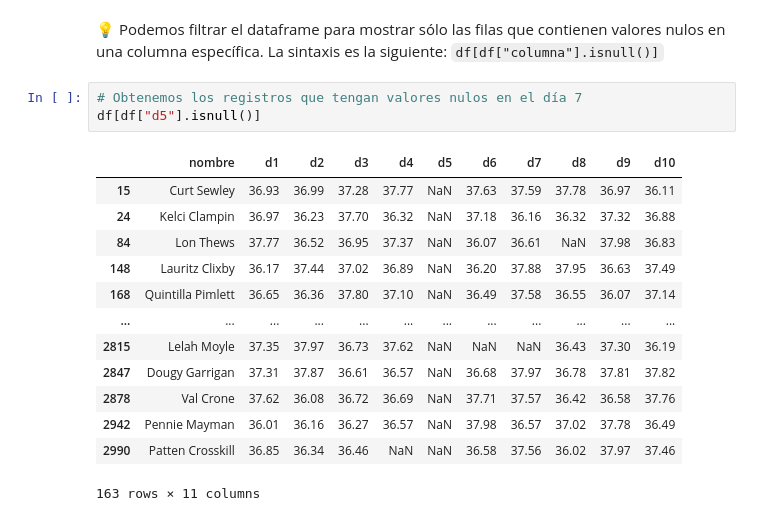
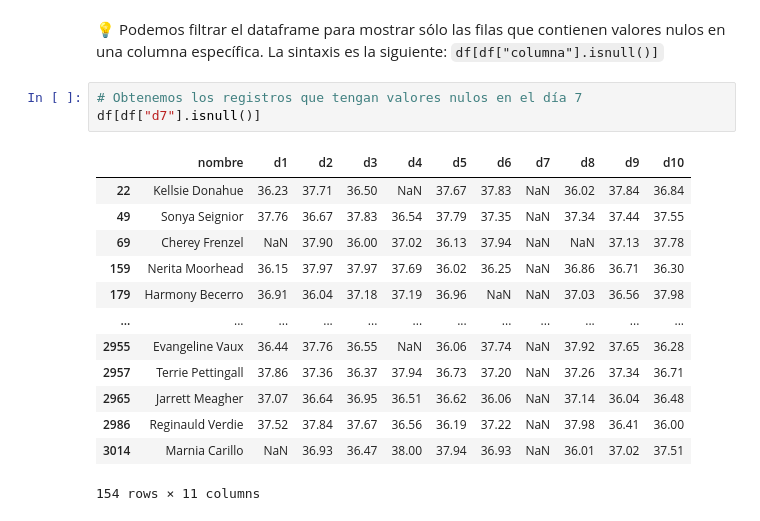
Before and after one commit to NGuerrero23/TT-2C2025-Data-Analitycs-Notebooks, a Jupyter notebook: Clase_4/Resolucion_Clase_04_Datos_nulos_y_duplicados.ipynb, the cells around one changed output. Saved outputs shown, nothing was run; the diff lists cells and outputs as text.

```diff
--- a/Clase_4/Resolucion_Clase_04_Datos_nulos_y_duplicados.ipynb
+++ b/Clase_4/Resolucion_Clase_04_Datos_nulos_y_duplicados.ipynb
@@ -449,21 +456,21 @@ dtype: bool
 La sintaxis es la siguiente: `df[df["columna"].isnull()]`
 # %%
 # Obtenemos los registros que tengan valores nulos en el día 7
-df[df["d5"].isnull()]
+df[df["d7"].isnull()]
 # %% [output]
 |  | nombre | d1 | d2 | d3 | d4 | d5 | d6 | d7 | d8 | d9 | d10 |
-| 15 | Curt Sewley | 36.93 | 36.99 | 37.28 | 37.77 | NaN | 37.63 | 37.59 | 37.78 | 36.97 | 36.11 |
-| 24 | Kelci Clampin | 36.97 | 36.23 | 37.70 | 36.32 | NaN | 37.18 | 36.16 | 36.32 | 37.32 | 36.88 |
-| 84 | Lon Thews | 37.77 | 36.52 | 36.95 | 37.37 | NaN | 36.07 | 36.61 | NaN | 37.98 | 36.83 |
-| 148 | Lauritz Clixby | 36.17 | 37.44 | 37.02 | 36.89 | NaN | 36.20 | 37.88 | 37.95 | 36.63 | 37.49 |
-| 168 | Quintilla Pimlett | 36.65 | 36.36 | 37.80 | 37.10 | NaN | 36.49 | 37.58 | 36.55 | 36.07 | 37.14 |
+| 22 | Kellsie Donahue | 36.23 | 37.71 | 36.50 | NaN | 37.67 | 37.83 | NaN | 36.02 | 37.84 | 36.84 |
+| 49 | Sonya Seignior | 37.76 | 36.67 | 37.83 | 36.54 | 37.79 | 37.35 | NaN | 37.34 | 37.44 | 37.55 |
+| 69 | Cherey Frenzel | NaN | 37.90 | 36.00 | 37.02 | 36.13 | 37.94 | NaN | NaN | 37.13 | 37.78 |
+| 159 | Nerita Moorhead | 36.15 | 37.97 | 37.97 | 37.69 | 36.02 | 36.25 | NaN | 36.86 | 36.71 | 36.30 |
+| 179 | Harmony Becerro | 36.91 | 36.04 | 37.18 | 37.19 | 36.96 | NaN | NaN | 37.03 | 36.56 | 37.98 |
 | ... | ... | ... | ... | ... | ... | ... | ... | ... | ... | ... | ... |
-| 2815 | Lelah Moyle | 37.35 | 37.97 | 36.73 | 37.62 | NaN | NaN | NaN | 36.43 | 37.30 | 36.19 |
-| 2847 | Dougy Garrigan | 37.31 | 37.87 | 36.61 | 36.57 | NaN | 36.68 | 37.97 | 36.78 | 37.81 | 37.82 |
-| 2878 | Val Crone | 37.62 | 36.08 | 36.72 | 36.69 | NaN | 37.71 | 37.57 | 36.42 | 36.58 | 37.76 |
-| 2942 | Pennie Mayman | 36.01 | 36.16 | 36.27 | 36.57 | NaN | 37.98 | 36.57 | 37.02 | 37.78 | 36.49 |
-| 2990 | Patten Crosskill | 36.85 | 36.34 | 36.46 | NaN | NaN | 36.58 | 37.56 | 36.02 | 37.97 | 37.46 |
+| 2955 | Evangeline Vaux | 36.44 | 37.76 | 36.55 | NaN | 36.06 | 37.74 | NaN | 37.92 | 37.65 | 36.28 |
+| 2957 | Terrie Pettingall | 37.86 | 37.36 | 36.37 | 37.94 | 36.73 | 37.20 | NaN | 37.26 | 37.34 | 36.71 |
+| 2965 | Jarrett Meagher | 37.07 | 36.64 | 36.95 | 36.51 | 36.62 | 36.06 | NaN | 37.14 | 36.04 | 36.48 |
+| 2986 | Reginauld Verdie | 37.52 | 37.84 | 37.67 | 36.56 | 36.19 | 37.22 | NaN | 37.98 | 36.41 | 36.00 |
+| 3014 | Marnia Carillo | NaN | 36.93 | 36.47 | 38.00 | 37.94 | 36.93 | NaN | 36.01 | 37.02 | 37.51 |
-163 rows × 11 columns
+154 rows × 11 columns
 # %% [markdown]
 ---
 <center>
```
Also changed, not shown: parts of 4 cells of this notebook.
